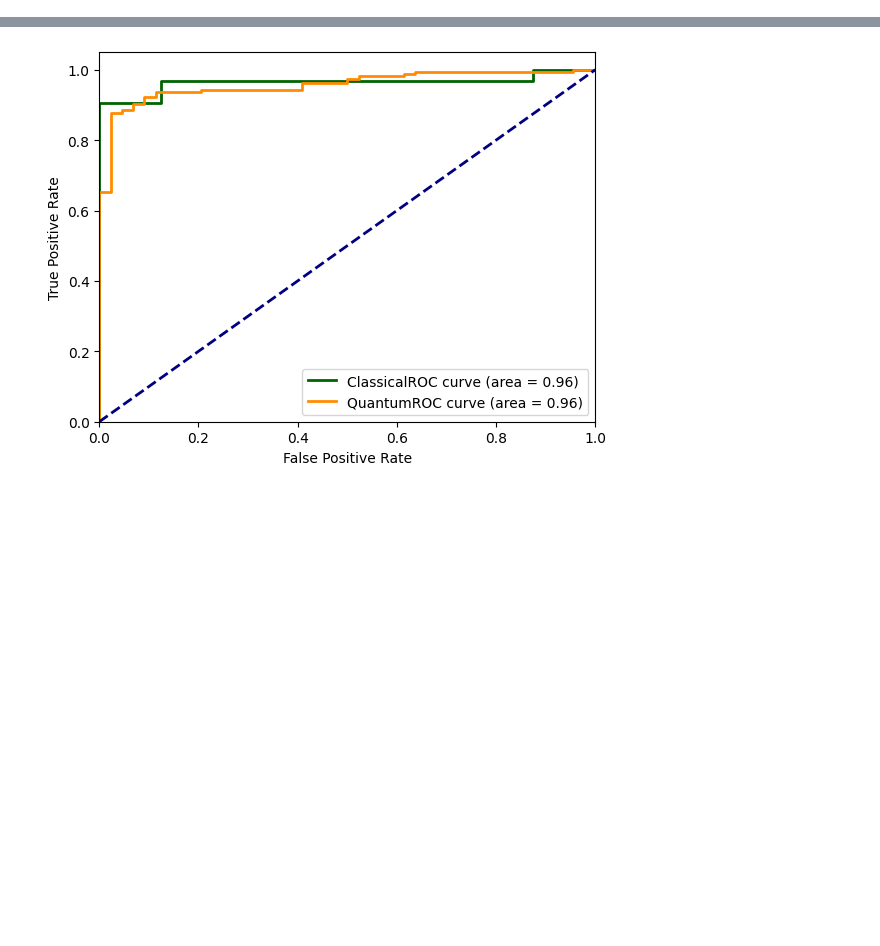
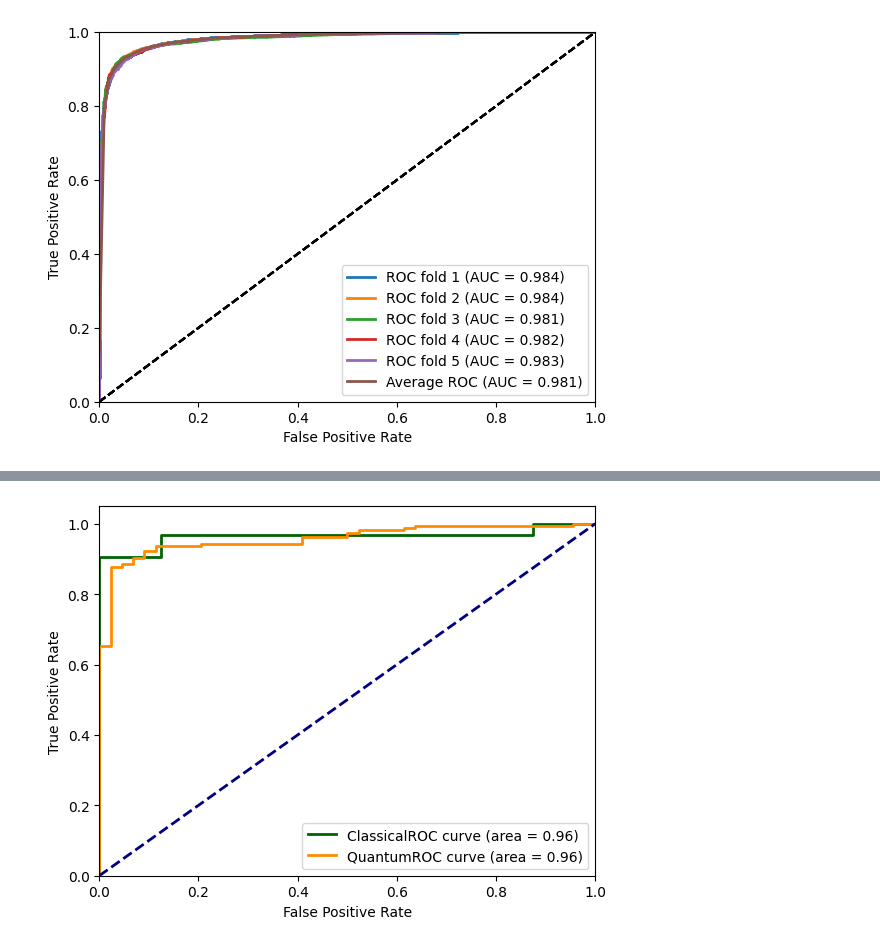
Before and after one commit to mhassans/galaxyMorphology, a Jupyter notebook: Plotting.ipynb, the cells around one changed output, grey strips where cells are left out. Drawn from its saved outputs; the diff is of its cells as text; code cells hidden in the pictures; blank space fills up the shorter version.

```diff
--- a/Plotting.ipynb
+++ b/Plotting.ipynb
@@ -5,3 +5,32 @@ import matplotlib.pyplot as plt
 from sklearn.metrics import roc_curve, auc
 from funcs_plotter import double_roc, single_roc, getEfficiency, \
                             getPurity, plotChart, plot_confusion_matrix
+# %%
+def plot_roc_curve(fpr, tpr, label=None):
+    plt.plot(fpr, tpr, linewidth=2, label=label)
+    plt.plot([0, 1], [0, 1], 'k--')
+    plt.axis([0, 1, 0, 1])
+    plt.xlabel('False Positive Rate')
+    plt.ylabel('True Positive Rate')
+# %%
+df_qm = []
+for i in range(5):
+    df_qm.append(pd.read_pickle('output/result_Quant-alpha0p05-C500-dataMapFuncNone-interactionZandYZ-weightBalanced-trainSize50000-testSize12500-foldIdx{}.pkl'.format(i)))
+# %%
+mean_fpr = np.linspace(0, 1, 100)
+mean_tpr = 0
+
+plt.figure()
+for i in range(5):
+    fpr, tpr, thresholds = roc_curve(df_qm[i]['trueLabels'], df_qm[i]['scores'])
+    mean_tpr += np.interp(mean_fpr, fpr, tpr)
+    auc_score = auc(fpr, tpr)
+    plot_roc_curve(fpr, tpr, f'ROC fold {i+1} (AUC = {auc_score:.3f})')
+mean_tpr /= 5
+mean_auc = auc(mean_fpr, mean_tpr)
+plot_roc_curve(mean_fpr, mean_tpr, f'Average ROC (AUC = {mean_auc:.3f})')
+
+plt.legend(loc='lower right')
+plt.show()
+# %% [output]
+[figure, added]
```
Also changed, not shown: parts of 2 cells of this notebook, 2 other files.
